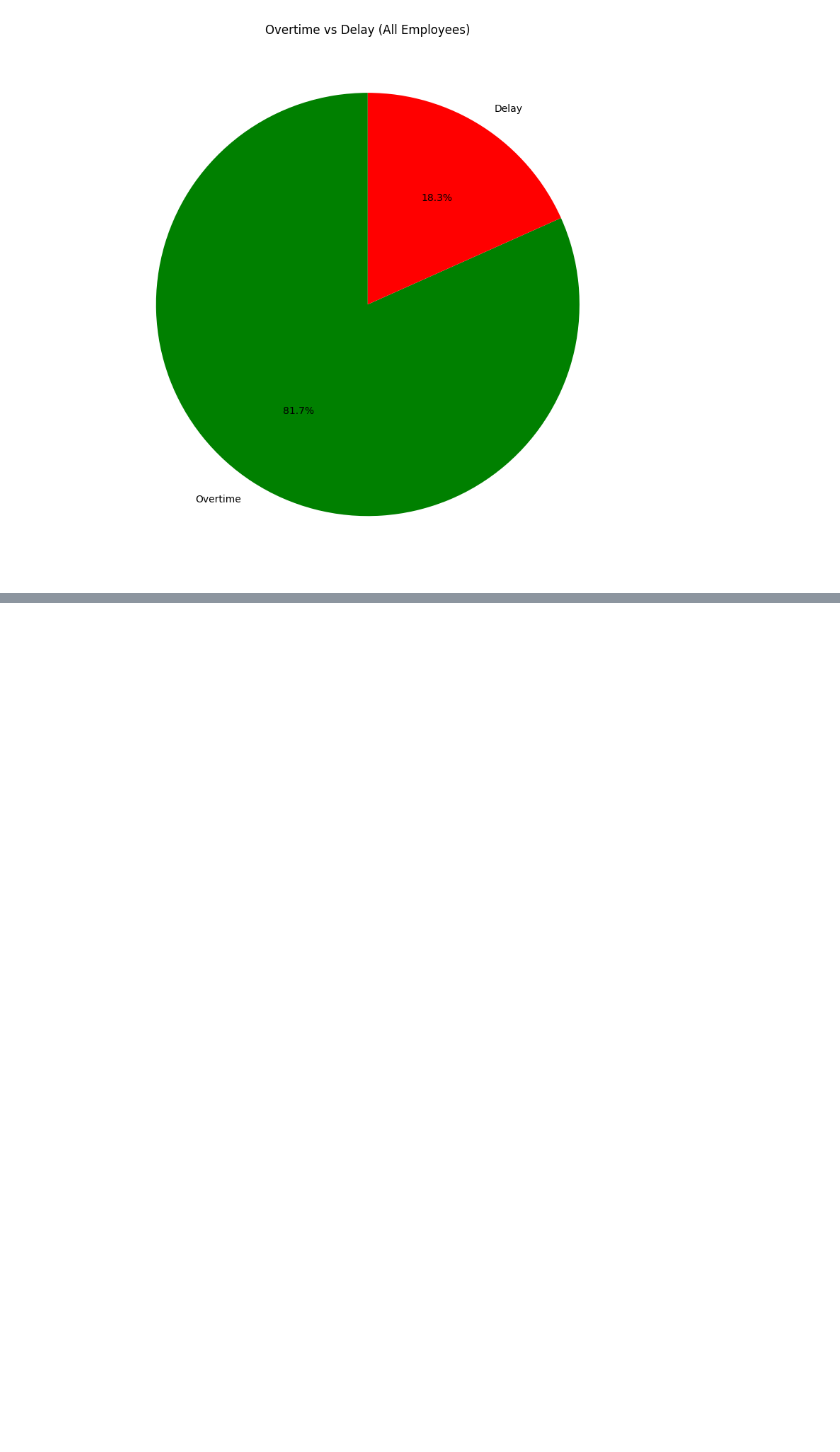
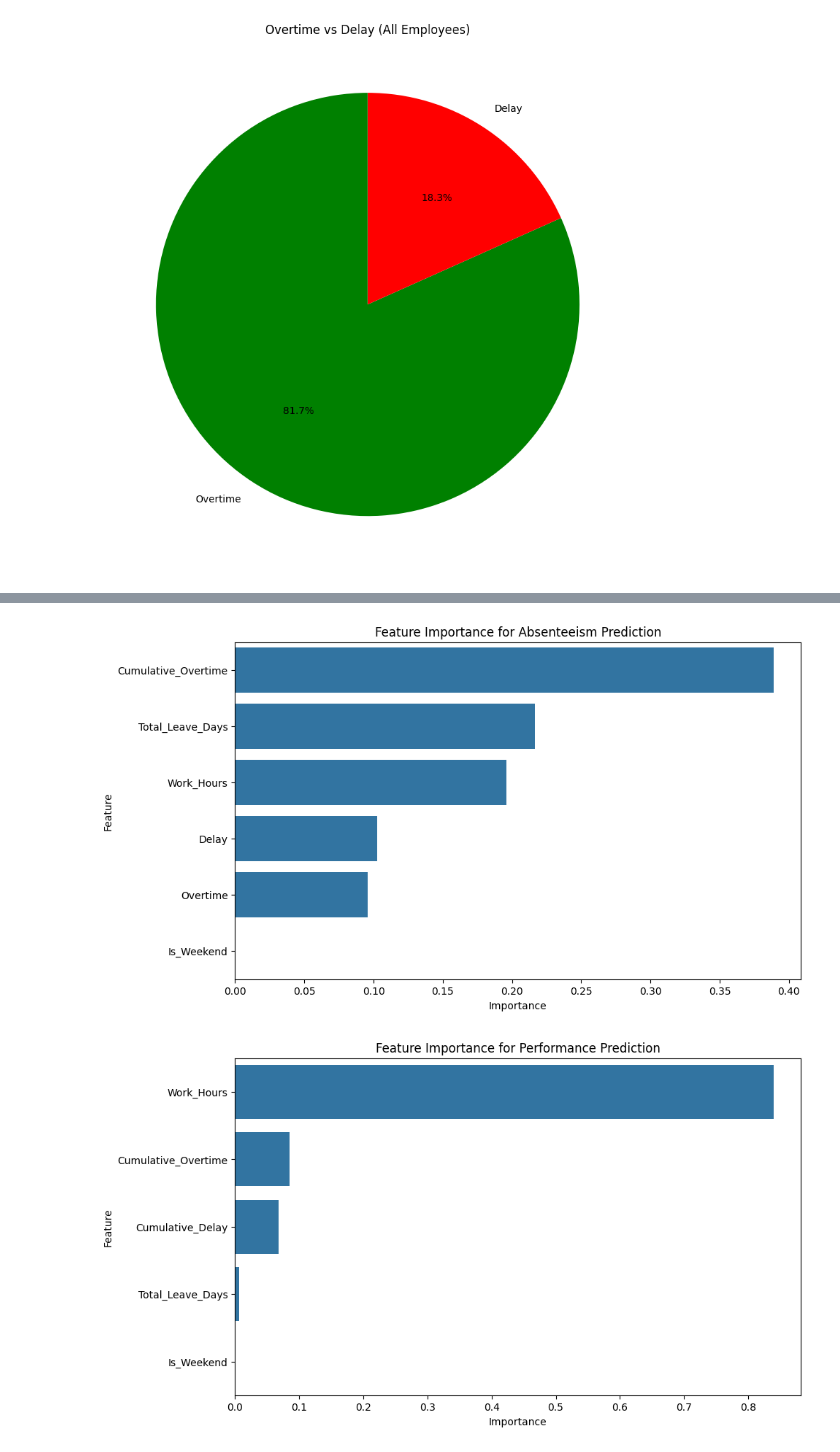
Before and after one commit to Ismat-Samadov/ICTA_DataAnalyst, a Jupyter notebook: analyse.ipynb, the cells around one changed output, grey strips where cells are left out. Drawn from its saved outputs; the diff is of its cells as text; code cells hidden in the pictures; blank space fills up the shorter version.

```diff
--- a/analyse.ipynb
+++ b/analyse.ipynb
@@ -316,6 +319,9 @@ print("Performance Prediction - Recall:", recall_score(y_test, y_pred))
 X_work_hours = attendance_data[['Cumulative_Overtime', 'Cumulative_Delay', 'Is_Weekend', 'Total_Leave_Days']]
 y_work_hours = attendance_data['Work_Hours']
 
+# Handle missing values in Work Hours by imputing with mean
+y_work_hours = y_work_hours.fillna(y_work_hours.mean())
+
 # Train-test split
 X_train, X_test, y_train, y_test = train_test_split(X_work_hours, y_work_hours, test_size=0.2, random_state=42)
 
@@ -352,0 +370,43 @@ print("Turnover Prediction - Recall:", recall_score(y_test, y_pred))
+# %%
+import matplotlib.pyplot as plt
+import seaborn as sns
+from sklearn.metrics import confusion_matrix
+
+# Function to plot feature importance
+def plot_feature_importance(model, features, task_name):
+    importance = model.feature_importances_
+    feature_importance_df = pd.DataFrame({'Feature': features, 'Importance': importance})
+    feature_importance_df = feature_importance_df.sort_values(by='Importance', ascending=False)
+
+    plt.figure(figsize=(10, 6))
+    sns.barplot(x='Importance', y='Feature', data=feature_importance_df)
+    plt.title(f'Feature Importance for {task_name}')
+    plt.show()
+
+# Function to plot confusion matrix
+def plot_confusion_matrix(y_true, y_pred, task_name):
+    cm = confusion_matrix(y_true, y_pred)
+    plt.figure(figsize=(6, 6))
+    sns.heatmap(cm, annot=True, fmt='d', cmap='Blues', cbar=False)
+    plt.title(f'Confusion Matrix for {task_name}')
+    plt.xlabel('Predicted')
+    plt.ylabel('Actual')
+    plt.show()
+
+# Task 1: Absenteeism - Confusion Matrix and Feature Importance
+# plot_confusion_matrix(y_test, y_pred, 'Absenteeism Prediction')
+plot_feature_importance(clf, X_absenteeism.columns, 'Absenteeism Prediction')
+
+# Task 2: Performance - Confusion Matrix and Feature Importance
+# plot_confusion_matrix(y_test, y_pred, 'Performance Prediction')
+plot_feature_importance(clf_performance, X_performance.columns, 'Performance Prediction')
+
+# Task 3: Work Hours - Feature Importance (Regression Task)
+plot_feature_importance(regressor, X_work_hours.columns, 'Work Hours Prediction')
+
+# Task 4: Turnover - Confusion Matrix and Feature Importance
+# plot_confusion_matrix(y_test, y_pred, 'Turnover Prediction')
+# plot_feature_importance(clf_turnover, X_turnover.columns, 'Turnover Prediction')
+# %% [output]
+[figure, added]
+[figure, added]
```
Also changed, not shown: parts of 4 cells of this notebook, 1 other file.
